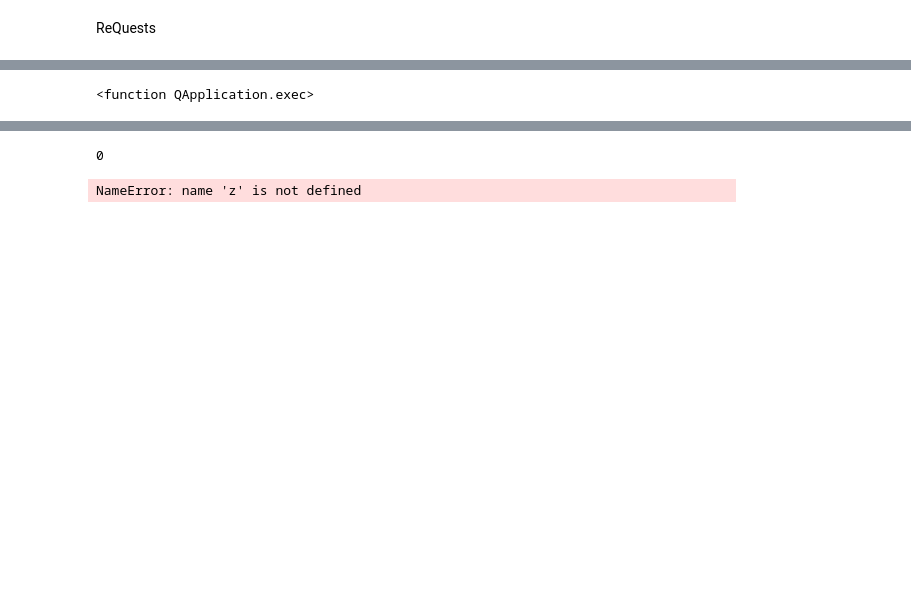
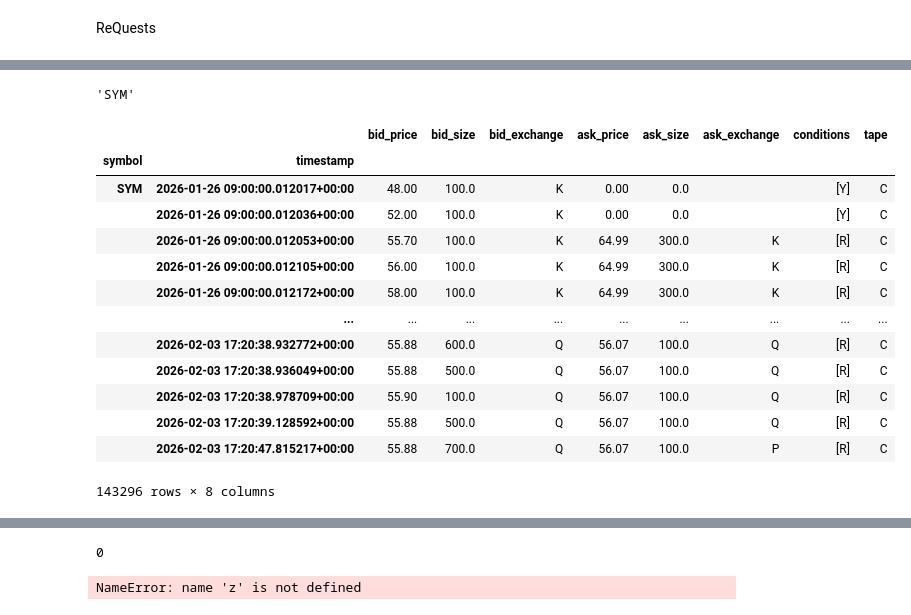
Before and after one commit to Francisleon102/Investing, a Jupyter notebook: main.ipynb, the cells around one changed output, grey strips where cells are left out. Drawn from its saved outputs; the diff is of its cells as text; code cells hidden in the pictures; blank space fills up the shorter version.

```diff
--- a/main.ipynb
+++ b/main.ipynb
@@ -41,9 +38,11 @@ class AlpacaDataClient:
         )
         return self.stock_hist.get_stock_bars(req)
 
-    def stock_trades(self, symbols, start=None, end=None, limit=None):
-        req = StockTradesRequest(
+    def stock_trades(self, symbols, timeframe, start=None, end=None, limit=None):
+        req = StockQuotesRequest(
             symbol_or_symbols=symbols,
+            timeframe=timeframe,
+
             start=start,
             end=end,
             limit=limit
@@ -83,7 +82,7 @@ class AlpacaDataClient:
         return self.option_hist.get_option_trades(req)
 
     def option_quotes(self, symbols, start=None, end=None, limit=None):
-        req = OptionQuotesRequest(
+        req = OptionHistoricalDataClient(
             symbol_or_symbols=symbols,
             start=start,
             end=end,
@@ -159,19 +124,33 @@ S_Trades = client.stock_trades(symbols=symbols, start=start, end=end, limit=1000
-# %%
-import pyqtgraph as pg
-import pyqtgraph.exporters as ex
-from PyQt6 import QtWidgets, QtCore  # PyQt5 is usually more stable in Jupyter
-
-app = pg.mkQApp()
-
-win = pg.GraphicsLayoutWidget(show=True ,title='A')
-p1 = win.addPlot(title='time vs volume')
-p1.showGrid(x=True, y = True)
-p1.setLabel('bottom' ,'time')
-
-d = pg.ScatterPlotItem(x = SYM.timestamp, y = SYM.volume, size = 10)
-p1.addItem(d)
-
-
-app.exec
-# %% [output]
-<function QApplication.exec>
+# %%
+list = ["SYM", "INTC", "NVDA", "ARM", "AMD"]
+start_date = datetime(2026,1,25)
+list[0]
+# %% [output]
+'SYM'
+# %%
+client  = AlpacaDataClient(API_KEY, API_SECRET)
+S_Quotes = client.stock_quotes(symbols=list[0],   start=start_date, end=datetime.today()).df
+S_Bars = client.stock_bars(symbols=list[0],timeframe=TimeFrame.Minute, start=start_date, end=datetime.today()).df
+S_Trades = client.stock_trades(symbols=list[0],timeframe=TimeFrame.Hour,start=datetime(2026, 1, 30), end=datetime.today()).df
+
+#Options
+#O_Quotes = client.option_quotes
+#O_Bars = client.option_bars
+#O_Trades = client.option_trades
+# %%
+S_Quotes
+# %% [output]
+|  |  | bid_price | bid_size | bid_exchange | ask_price | ask_size | ask_exchange | conditions | tape |
+| symbol | timestamp |  |  |  |  |  |  |  |  |
+| SYM | 2026-01-26 09:00:00.012017+00:00 | 48.00 | 100.0 | K | 0.00 | 0.0 |  | [Y] | C |
+|  | 2026-01-26 09:00:00.012036+00:00 | 52.00 | 100.0 | K | 0.00 | 0.0 |  | [Y] | C |
+|  | 2026-01-26 09:00:00.012053+00:00 | 55.70 | 100.0 | K | 64.99 | 300.0 | K | [R] | C |
+|  | 2026-01-26 09:00:00.012105+00:00 | 56.00 | 100.0 | K | 64.99 | 300.0 | K | [R] | C |
+|  | 2026-01-26 09:00:00.012172+00:00 | 58.00 | 100.0 | K | 64.99 | 300.0 | K | [R] | C |
+|  | ... | ... | ... | ... | ... | ... | ... | ... | ... |
+|  | 2026-02-03 17:20:38.932772+00:00 | 55.88 | 600.0 | Q | 56.07 | 100.0 | Q | [R] | C |
+|  | 2026-02-03 17:20:38.936049+00:00 | 55.88 | 500.0 | Q | 56.07 | 100.0 | Q | [R] | C |
+|  | 2026-02-03 17:20:38.978709+00:00 | 55.90 | 100.0 | Q | 56.07 | 100.0 | Q | [R] | C |
+|  | 2026-02-03 17:20:39.128592+00:00 | 55.88 | 500.0 | Q | 56.07 | 100.0 | Q | [R] | C |
+|  | 2026-02-03 17:20:47.815217+00:00 | 55.88 | 700.0 | Q | 56.07 | 100.0 | P | [R] | C |
+143296 rows × 8 columns
```
Also changed, not shown: parts of 7 cells of this notebook.
